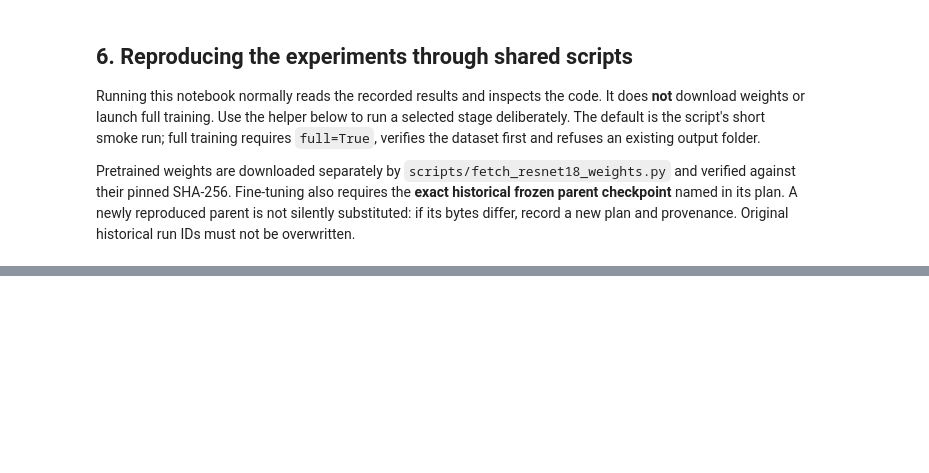
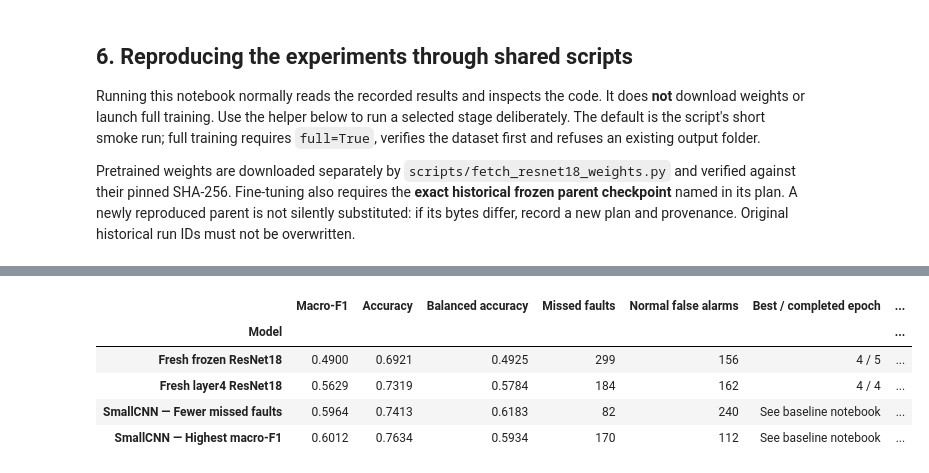
Before and after one commit to tw84794-sys/ENGG2112_PV_Fault_Classification, a Jupyter notebook: notebooks/03_resnet18_experiments.ipynb, the cells around one changed output, grey strips where cells are left out. Cells and saved outputs as stored; diff of their text form; code cells hidden in the pictures; blank space fills up the shorter version.

```diff
--- a/notebooks/03_resnet18_experiments.ipynb
+++ b/notebooks/03_resnet18_experiments.ipynb
@@ -341,0 +352,38 @@ References in the repository: `results/resnet18-frozen-v1-validation.md`, `resul
+# %%
+fresh_path = ROOT / "results/resnet18-reproduction-v1.json"
+fresh_runs = []
+if fresh_path.is_file():
+    fresh = json.loads(fresh_path.read_text())
+    assert fresh["test_evaluated"] is False
+    fresh_runs = fresh["experiments"]
+    current_rows = []
+    for result in fresh_runs:
+        m, summary = result["metrics"], result["summary"]
+        assert result["verification"]["checkpoint_predictions_verified"]
+        current_rows.append({"Model": result["label"], "Macro-F1": m["macro_f1"],
+            "Accuracy": m["accuracy"], "Balanced accuracy": m["balanced_accuracy"],
+            "Missed faults": m["faults_called_normal"], "Normal false alarms": m["normal_called_fault"],
+            "Best / completed epoch": f"{summary['best_epoch']} / {summary['epochs_completed']}",
+            "Trainable parameters": result["provenance"]["trainable_parameters"]})
+    for reference in cnn["models"]:
+        m = reference["metrics"]
+        current_rows.append({"Model": "SmallCNN — " + reference["role"],
+            "Macro-F1": m["macro_f1"], "Accuracy": m["accuracy"],
+            "Balanced accuracy": m["balanced_accuracy"], "Missed faults": m["faults_called_normal"],
+            "Normal false alarms": m["normal_called_fault"], "Best / completed epoch": "See baseline notebook",
+            "Trainable parameters": 47820})
+    display(pd.DataFrame(current_rows).set_index("Model").round(4))
+    for stage, filename in (("frozen_repro", "experiment-plan-resnet18-frozen-repro.json"),
+                            ("layer4_repro", "experiment-plan-resnet18-layer4-repro.json")):
+        PLAN_FILES[stage] = filename
+        plans[stage] = json.loads((ROOT / "configs" / filename).read_text())
+        SCRIPTS[stage] = "train_resnet18.py" if stage == "frozen_repro" else "finetune_resnet18.py"
+else:
+    print("Reproduction not yet documented; no completed result claimed.")
+# %% [output]
+|  | Macro-F1 | Accuracy | Balanced accuracy | Missed faults | Normal false alarms | Best / completed epoch | ... |
+| Model |  |  |  |  |  |  | ... |
+| Fresh frozen ResNet18 | 0.4900 | 0.6921 | 0.4925 | 299 | 156 | 4 / 5 | ... |
+| Fresh layer4 ResNet18 | 0.5629 | 0.7319 | 0.5784 | 184 | 162 | 4 / 4 | ... |
+| SmallCNN — Fewer missed faults | 0.5964 | 0.7413 | 0.6183 | 82 | 240 | See baseline notebook | ... |
+| SmallCNN — Highest macro-F1 | 0.6012 | 0.7634 | 0.5934 | 170 | 112 | See baseline notebook | ... |
```
Also changed, not shown: parts of 8 cells of this notebook, 10 other files.
